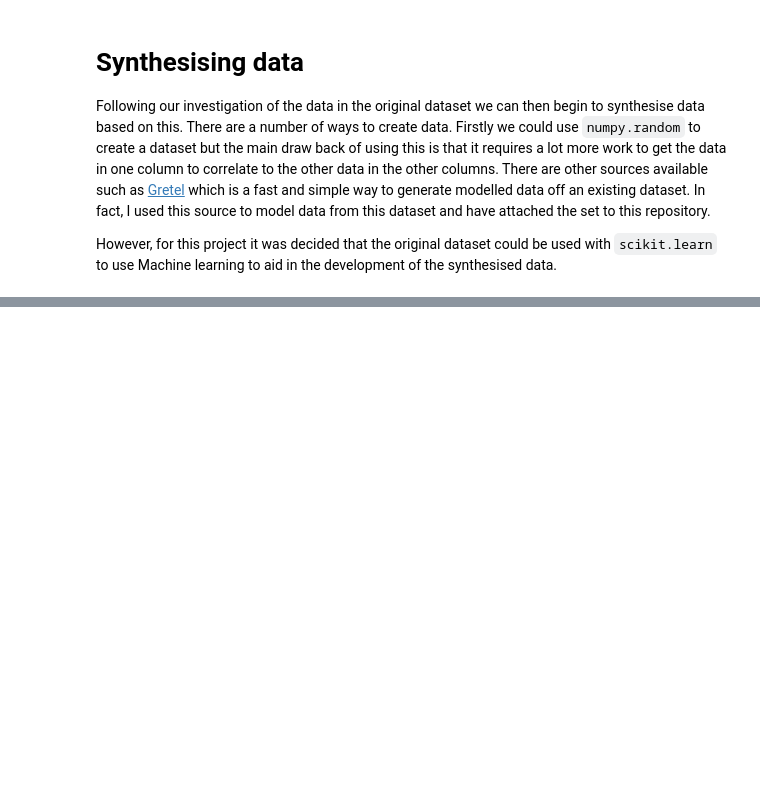
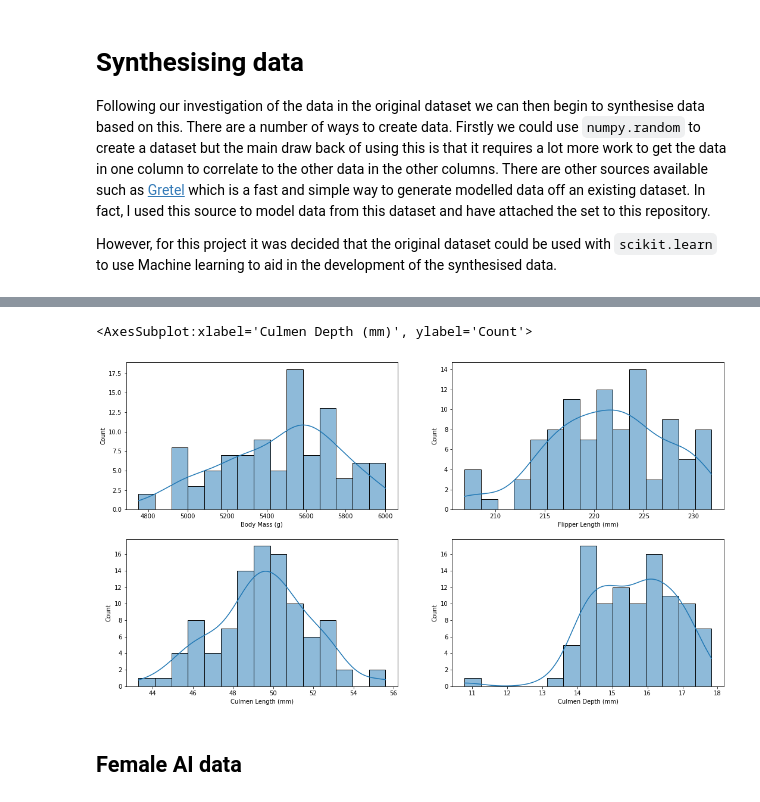
Before and after one commit to kaob1991/Programming-DA-project-1, a Jupyter notebook: Project.ipynb, the cells around one changed output, grey strips where cells are left out. Saved outputs shown, nothing was run; the diff lists cells and outputs as text; code cells hidden in the pictures; blank space fills up the shorter version.

Commit message:
ai data created, new df created

```diff
--- a/Project.ipynb
+++ b/Project.ipynb
@@ -217,6 +222,3 @@ gentoo_data.corr()
 | Culmen Depth (mm) | 0.64 | 1.00 | 0.71 | 0.72 |
 | Flipper Length (mm) | 0.66 | 0.71 | 1.00 | 0.70 |
 | Body Mass (g) | 0.67 | 0.72 | 0.70 | 1.00 |
-# %%
-gentoo_data = gentoo_data.drop(["Species"], axis = 1)
-gentoo_data
@@ -274,7 +262,6 @@ gentoo_female.describe()
 | 75% | 46.88 | 14.60 | 215.00 | 4875.00 |
 | max | 50.50 | 15.50 | 222.00 | 5200.00 |
 # %%
-gentoo_male=gentoo_male.drop(["Sex"], axis = 1)
-gentoo_male.["Culmen Length (mm)"] = gentoo_male.["Culmen Length (mm)".astype(int)
+gentoo_male = gentoo_male.drop(["Sex","Species"], axis = 1)
 gentoo_male.describe()
 # %% [output]
@@ -397,0 +338,16 @@ new_data = SMOTE(df,50,10) # this is where I call the function and expect new_da
+# %%
+X= gentoo_male
+
+# Fit a kernel density model using GridSearchCV to determine the best parameter for bandwidth
+bandwidth_params = {'bandwidth': np.arange(0.01,1,0.05)}
+grid_search = GridSearchCV(KernelDensity(), bandwidth_params)
+grid_search.fit(X)
+kde = grid_search.best_estimator_
+
+# Generate/sample 100 new rows from this dataset
+ai_male = kde.sample(100, random_state=rand_state)
+# %%
+df_male_ai = pd.DataFrame(ai_male, columns=["Culmen Length (mm)","Culmen Depth (mm)","Flipper Length (mm)","Body Mass (g)"])
+df_male_ai["Species"] = "Gentoo penguin (Pygoscelis papua)"
+df_male_ai["Sex"] = "Male"
+df_male_ai.head()
@@ -397,0 +373,11 @@ new_data = SMOTE(df,50,10) # this is where I call the function and expect new_da
+# %%
+fig, axes  = plt.subplots(2, 2, figsize=(18, 10))
+sns.histplot(ax=axes[0, 0],data= df_male_ai, x = "Body Mass (g)", bins = 15, kde= True)
+sns.histplot(ax=axes[0, 1],data= df_male_ai, x = "Flipper Length (mm)", bins = 15, kde= True)
+sns.histplot(ax=axes[1, 0],data= df_male_ai, x = "Culmen Length (mm)", bins = 15, kde = True)
+sns.histplot(ax=axes[1, 1],data= df_male_ai, x = "Culmen Depth (mm)", bins = 15, kde = True)
+# %% [output]
+<AxesSubplot:xlabel='Culmen Depth (mm)', ylabel='Count'>
+[figure, added]
+# %% [markdown]
+## Female AI data
```
Also changed, not shown: parts of 17 cells of this notebook.
